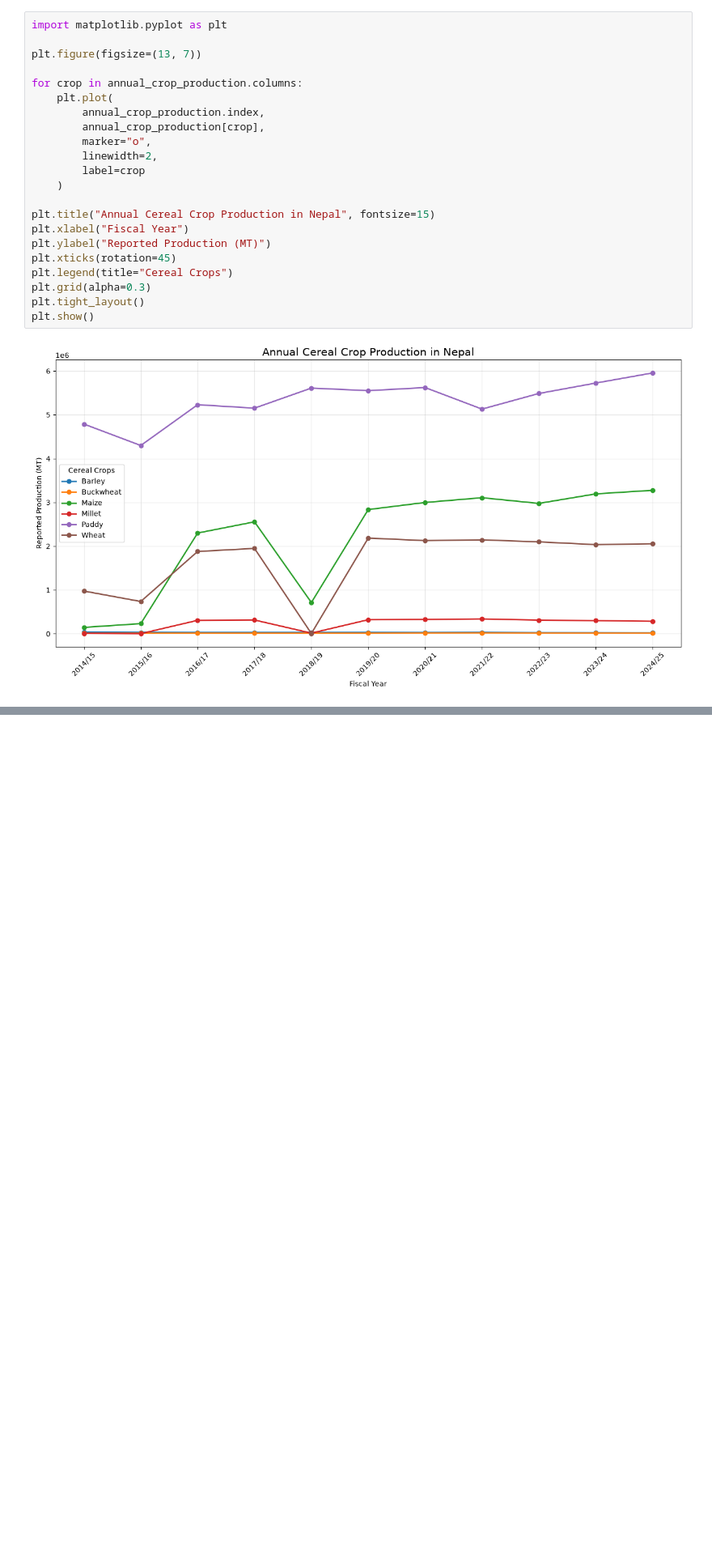
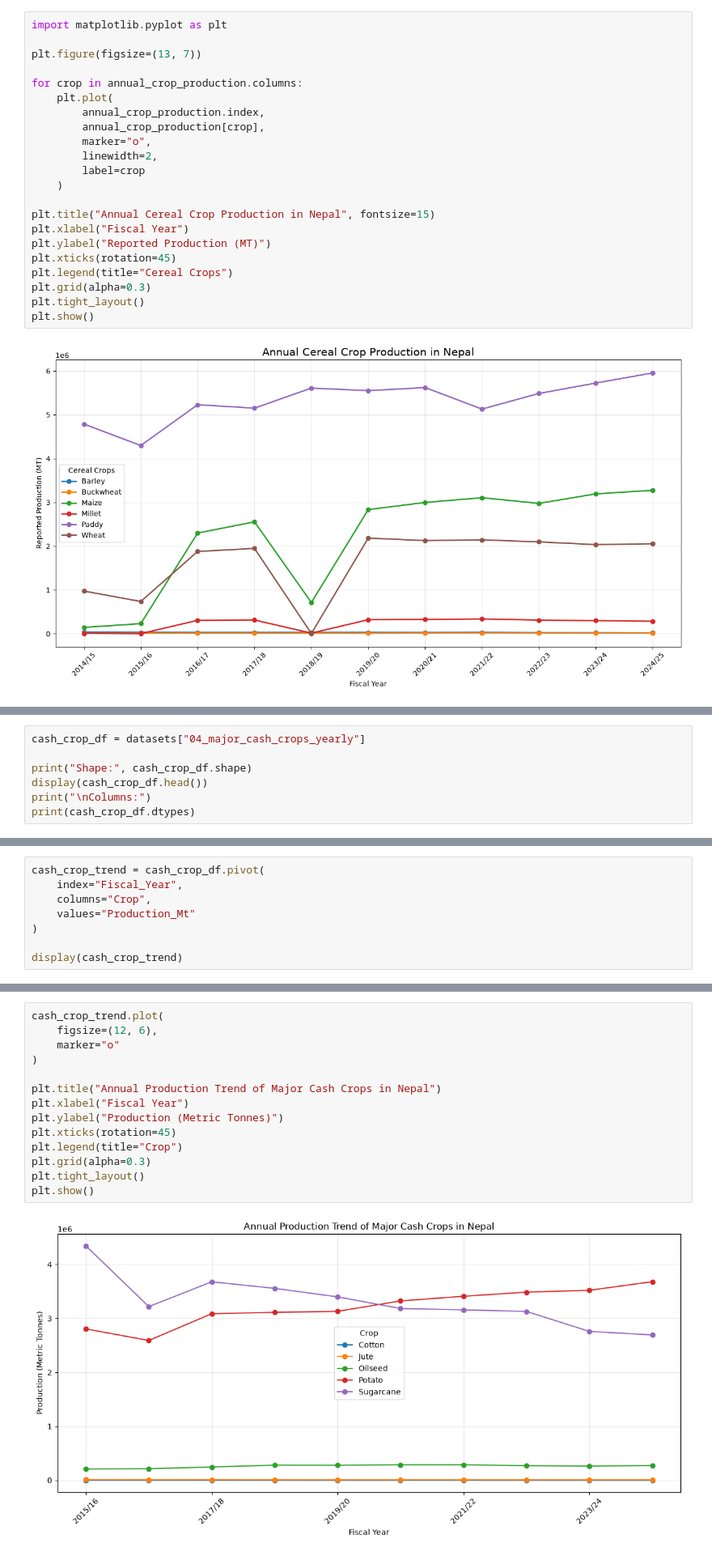
Before and after one commit to Srijan0113/Nepal_Agriculture_Analysis, a Jupyter notebook: Python/01_Agriculture_Data_Analysis.ipynb, the cells around one changed output, grey strips where cells are left out. Shown at 81% size. Cells and saved outputs as stored; diff of their text form; blank space fills up the shorter version.

Commit message:
Major Fruit Analysis on Python completed.

```diff
--- a/Python/01_Agriculture_Data_Analysis.ipynb
+++ b/Python/01_Agriculture_Data_Analysis.ipynb
@@ -410,0 +413,7 @@ plt.show()
+# %%
+cash_crop_df = datasets["04_major_cash_crops_yearly"]
+
+print("Shape:", cash_crop_df.shape)
+display(cash_crop_df.head())
+print("\nColumns:")
+print(cash_crop_df.dtypes)
@@ -410,0 +493,8 @@ plt.show()
+# %%
+cash_crop_trend = cash_crop_df.pivot(
+    index="Fiscal_Year",
+    columns="Crop",
+    values="Production_Mt"
+)
+
+display(cash_crop_trend)
@@ -410,0 +514,16 @@ plt.show()
+# %%
+cash_crop_trend.plot(
+    figsize=(12, 6),
+    marker="o"
+)
+
+plt.title("Annual Production Trend of Major Cash Crops in Nepal")
+plt.xlabel("Fiscal Year")
+plt.ylabel("Production (Metric Tonnes)")
+plt.xticks(rotation=45)
+plt.legend(title="Crop")
+plt.grid(alpha=0.3)
+plt.tight_layout()
+plt.show()
+# %% [output]
+[figure, added]
```
Also changed, not shown: parts of 29 cells of this notebook.
